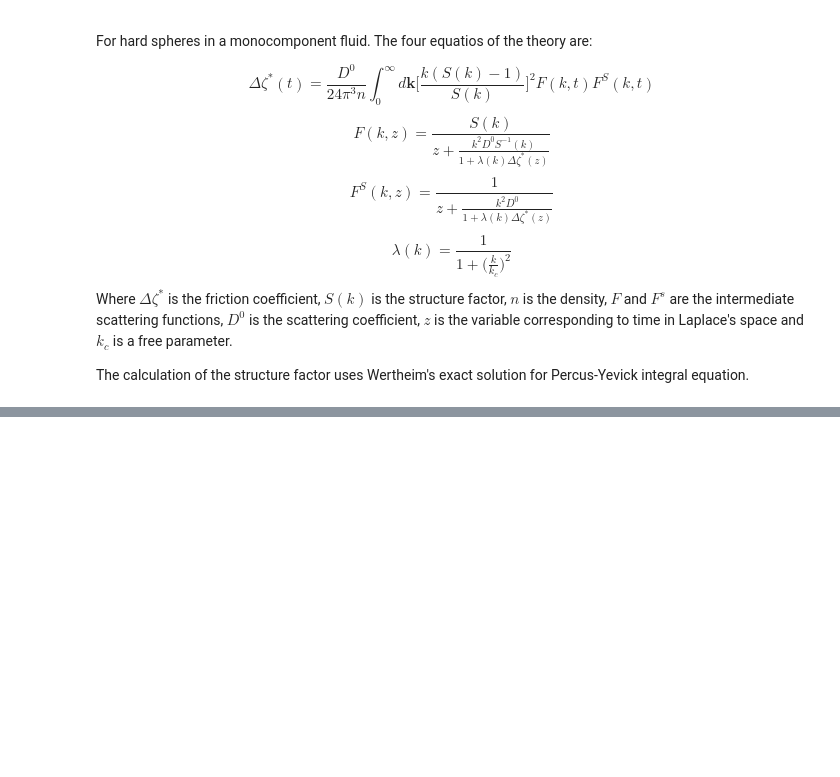
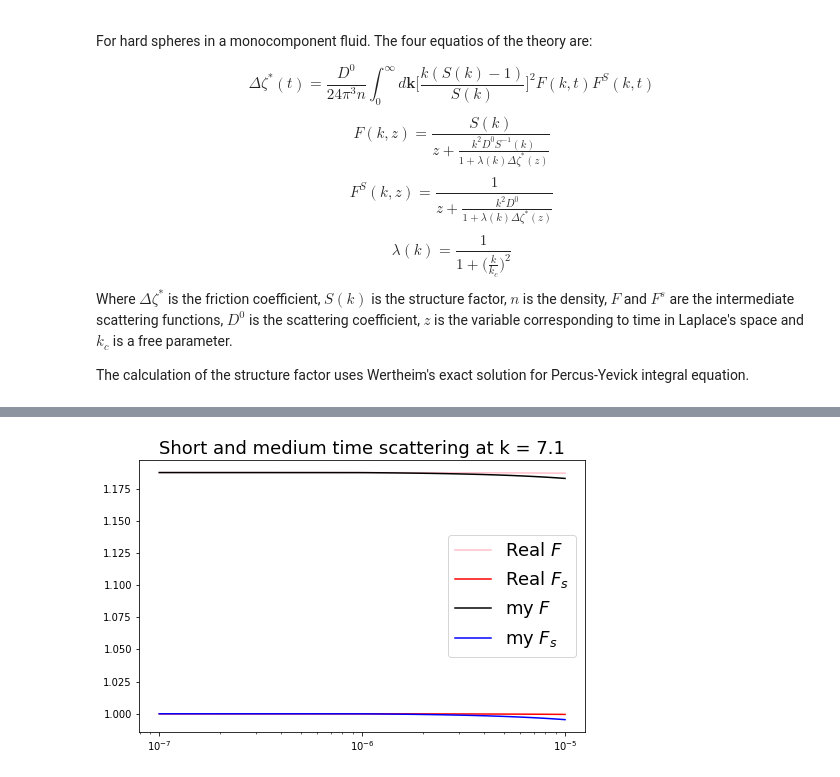
Before and after one commit to Pagutri/HardSphere, a Jupyter notebook: SCGLEMonocomponent.ipynb, the cells around one changed output, grey strips where cells are left out. Drawn from its saved outputs; the diff is of its cells as text; code cells hidden in the pictures; blank space fills up the shorter version.

```diff
--- a/SCGLEMonocomponent.ipynb
+++ b/SCGLEMonocomponent.ipynb
@@ -123,7 +127,8 @@ F_100[:,:10] = F
 Fs_100[:,:10] = Fs
 zeta_100[:10] = zeta
 
-for n in range(9, 100):
+for n in range(10, 100):
+    zeta_100[n] = zeta_100[n - 1]
     sum1 = np.zeros(F_100.shape[0])
     sum2 = np.zeros(F_100.shape[0])
     sum1s = np.zeros(F_100.shape[0])
@@ -144,3 +149,17 @@ for n in range(9, 100):
                     + (alphas_k / delta_t) * Fs_100[:, n - 1] + alphas_k * lamda * zeta_100[n] \
                     * (1.0 - Fs_100[:, 0])
     zeta_100[n] = friction(D0, rho, set_of_ks, structure_factor, F_100[:, n], Fs_100[:, n])
+# %%
+total_time = np.loadtxt('Fs2compare.dat', usecols = 0)
+# %%
+fig = plt.figure(figsize = (8, 5))
+fig.add_subplot(1, 1, 1)
+plt.semilogx(total_time, realf, 'pink', label = r'Real $F$');
+plt.semilogx(total_time, realfs, 'red', label = r'Real $F_s$');
+plt.semilogx(total_time, F_100[709], 'k', label = r'my $F$');
+plt.semilogx(total_time, Fs_100[709], 'b', label = r'my $F_s$');
+plt.title("Short and medium time scattering at k = 7.1", size = 18)
+plt.legend(fontsize = 18);
+plt.savefig("FyFs_comparation.jpg")
+# %% [output]
+[figure, added]
```
Also changed, not shown: parts of 3 cells of this notebook, 2 other files.
